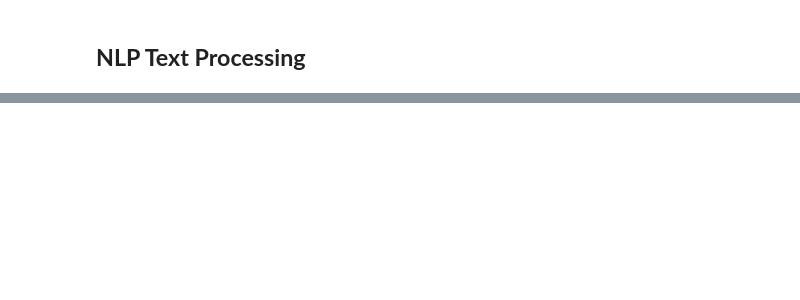
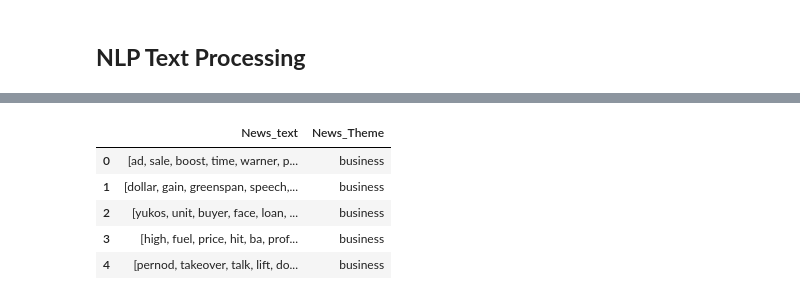
Before and after one commit to sahoomrutyunjaya12345/TopicModellingonNewsArticle, a Jupyter notebook: TopicModellingOnNewsArticle_CapstoneProject.ipynb, the cells around one changed output, grey strips where cells are left out. Cells and saved outputs as stored; diff of their text form; code cells hidden in the pictures; blank space fills up the shorter version.

```diff
--- a/TopicModellingOnNewsArticle_CapstoneProject.ipynb
+++ b/TopicModellingOnNewsArticle_CapstoneProject.ipynb
@@ -240,0 +408,5 @@ b'Ad sales boost Time Warner profit\n\nQuarterly profits at US media giant TimeW
+# %%
+# visualize the results
+for i, text in enumerate(data_df['News_text'].head()):
+    print(f'Original {i}: {text}')
+    print(f'Filtered {i}: {stopwords(data_df["News_text"][i])}\n')
@@ -240,0 +430,11 @@ b'Ad sales boost Time Warner profit\n\nQuarterly profits at US media giant TimeW
+# %%
+lemmatizer = WordNetLemmatizer()
+# %%
+# creating a function for lemmatization
+def lemmatize_word(news):
+  text = [lemmatizer.lemmatize(word) for word in news.split()]
+  return text
+# %%
+# applying this function to our dataset
+data_df['News_text']=data_df['News_text'].apply(lemmatize_word)
+data_df['News_text'].head()
@@ -240,0 +468,9 @@ b'Ad sales boost Time Warner profit\n\nQuarterly profits at US media giant TimeW
+# %%
+data_df.head()
+# %% [output]
+|  | News_text | News_Theme |
+| 0 | [ad, sale, boost, time, warner, p... | business |
+| 1 | [dollar, gain, greenspan, speech,... | business |
+| 2 | [yukos, unit, buyer, face, loan, ... | business |
+| 3 | [high, fuel, price, hit, ba, prof... | business |
+| 4 | [pernod, takeover, talk, lift, do... | business |
```
Also changed, not shown: parts of 36 cells of this notebook.
